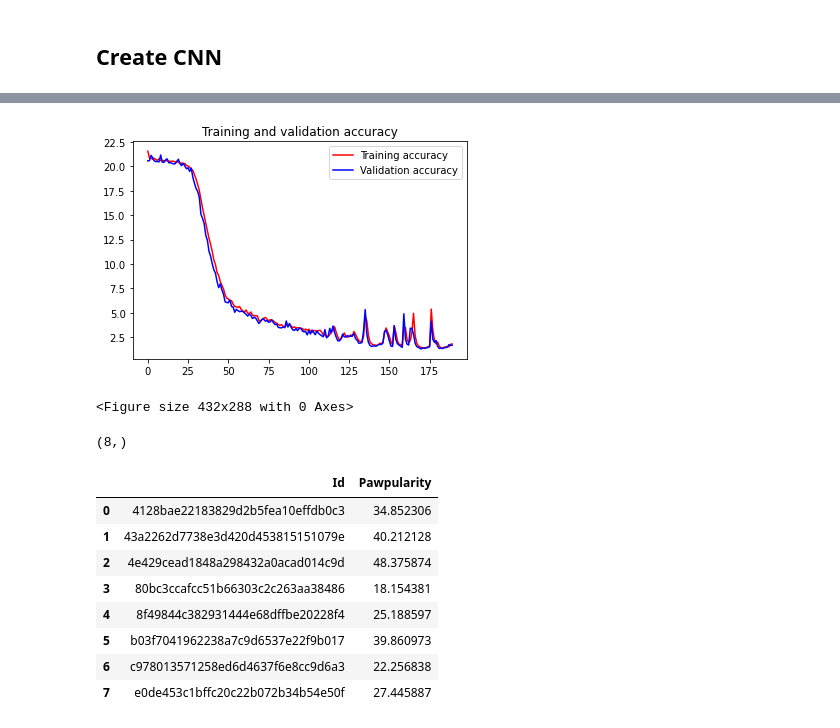
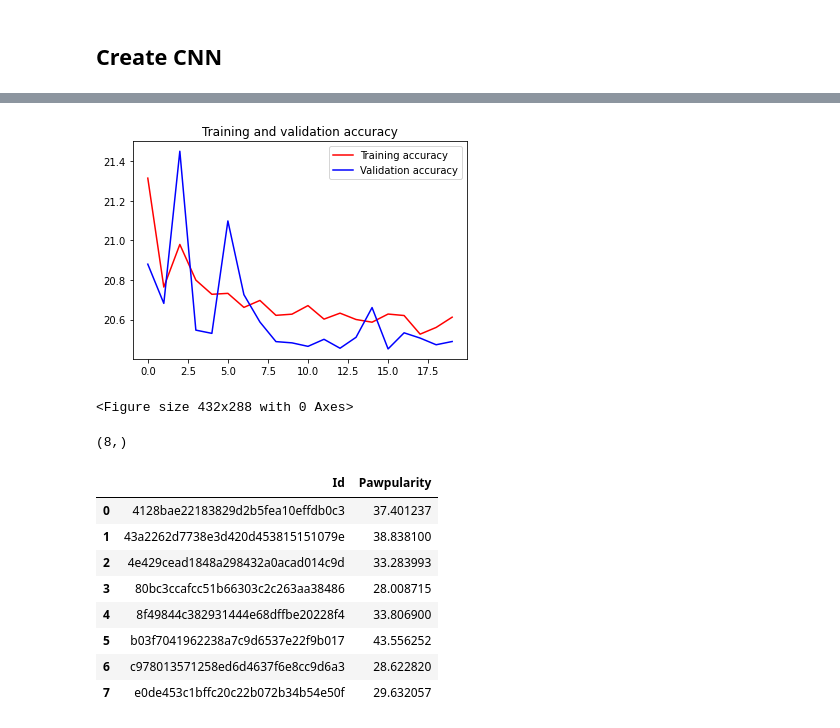
Before and after one commit to khashayarghamati/PetFinder, a Jupyter notebook: notebook352bb87e74.ipynb, the cells around one changed output, grey strips where cells are left out. Saved outputs shown, nothing was run; the diff lists cells and outputs as text; code cells hidden in the pictures.

Commit message:
Kaggle Notebook | PetFinder3 | Version 4

```diff
--- a/notebook352bb87e74.ipynb
+++ b/notebook352bb87e74.ipynb
@@ -55,7 +11,7 @@ from tensorflow.keras.models import Model
 from sklearn.model_selection import train_test_split
 import numpy as np
 # %%
-base_path = '/kaggle/input/petfinder-pawpularity-score/'
+base_path = '../input/petfinder-pawpularity-score/'
 train_metadata = pd.read_csv(base_path+'train.csv')
 test_metadata = pd.read_csv(base_path+'test.csv')
 # %%
@@ -134,7 +90,7 @@ class DataLoader:
             resized = cv2.resize(pic_bgr_arr, (100, 100), interpolation = cv2.INTER_AREA)
             pic_rgb_arr = cv2.cvtColor(resized, cv2.COLOR_BGR2RGB)
 
-            npz_file_name = f"/kaggle/working/cached/{i.split('.')[0]}.npz"
+            npz_file_name = f"../working/cached/{i.split('.')[0]}.npz"
             npz_paths.append(npz_file_name)
             np.savez_compressed(npz_file_name, pic=pic_rgb_arr/255)
         return npz_paths
@@ -412,23 +368,13 @@ final_model.compile(optimizer='adam', loss='mse',
 # %%
 #tf.keras.utils.plot_model(final_model, show_shapes=True, show_layer_names=False)
 # %%
-histories = []
 data = DataLoader()
-start_batch = 0
-end_batch = 20
-is_new_trained = save_model = False
-total_batch_data_size = 1
-for batch_data_index in range(total_batch_data_size):#[start_batch:end_batch]:
-    if is_new_trained:
-        final_model = tf.keras.models.load_model(f'/kaggle/working/output/final_model_{end_batch}')
-        is_new_trained = False
-    print(f'----------------Iterate_{batch_data_index}---------------')
-    data.prepare(batch_data_index='all')
 
-    (train_images, train_meta), y_train = data.get_train_data()
-    (dev_images, dev_meta), y_dev = data.get_dev_data()
 
-    histories.append(final_model.fit(x=[train_images, train_meta], y=y_train, validation_data=([dev_images, dev_meta], y_dev), verbose=1, epochs=190))
-    if save_model:
-        final_model.save(f'/kaggle/working/output/final_model_2')
+data.prepare(batch_data_index='all')
+
+(train_images, train_meta), y_train = data.get_train_data()
+(dev_images, dev_meta), y_dev = data.get_dev_data()
+
+history = final_model.fit(x=[train_images, train_meta], y=y_train, validation_data=([dev_images, dev_meta], y_dev), verbose=1, epochs=20)
 # %% [output]
@@ -467,27 +413,27 @@ json.dump(histories, open(path, 'w'))
 # %%
 acc = []
 val_acc = []
 loss = []
 val_loss = []
 
-for history in histories:
-    acc += history['root_mean_squared_error']
-    val_acc += history['val_root_mean_squared_error']
-    loss += history['loss']
-    val_loss += history['val_loss']
+
+acc += history.history['root_mean_squared_error']
+val_acc += history.history['val_root_mean_squared_error']
+loss += history.history['loss']
+val_loss += history.history['val_loss']
 
 epochs = range(len(acc))
 
 plt.plot(epochs, acc, 'r', label='Training accuracy')
 plt.plot(epochs, val_acc, 'b', label='Validation accuracy')
 plt.title('Training and validation accuracy')
 plt.legend(loc=0)
 plt.figure()
 
 
 plt.show()
 # %% [output]
-[figure, old version]
+[figure, new version]
 <Figure size 432x288 with 0 Axes>
 # %%
 test_predictions = final_model.predict([test_images, test_meta]).flatten()
@@ -501,14 +447,14 @@ predicted_result.columns=['Id', "Pawpularity"]
 predicted_result
 # %% [output]
 |  | Id | Pawpularity |
-| 0 | 4128bae22183829d2b5fea10effdb0c3 | 34.852306 |
-| 1 | 43a2262d7738e3d420d453815151079e | 40.212128 |
-| 2 | 4e429cead1848a298432a0acad014c9d | 48.375874 |
-| 3 | 80bc3ccafcc51b66303c2c263aa38486 | 18.154381 |
-| 4 | 8f49844c382931444e68dffbe20228f4 | 25.188597 |
-| 5 | b03f7041962238a7c9d6537e22f9b017 | 39.860973 |
-| 6 | c978013571258ed6d4637f6e8cc9d6a3 | 22.256838 |
-| 7 | e0de453c1bffc20c22b072b34b54e50f | 27.445887 |
+| 0 | 4128bae22183829d2b5fea10effdb0c3 | 37.401237 |
+| 1 | 43a2262d7738e3d420d453815151079e | 38.838100 |
+| 2 | 4e429cead1848a298432a0acad014c9d | 33.283993 |
+| 3 | 80bc3ccafcc51b66303c2c263aa38486 | 28.008715 |
+| 4 | 8f49844c382931444e68dffbe20228f4 | 33.806900 |
+| 5 | b03f7041962238a7c9d6537e22f9b017 | 43.556252 |
+| 6 | c978013571258ed6d4637f6e8cc9d6a3 | 28.622820 |
+| 7 | e0de453c1bffc20c22b072b34b54e50f | 29.632057 |
 # %%
 predicted_result.to_csv('submission.csv', index=False)
 # %%
```
Also changed, not shown: parts of 8 cells of this notebook.
